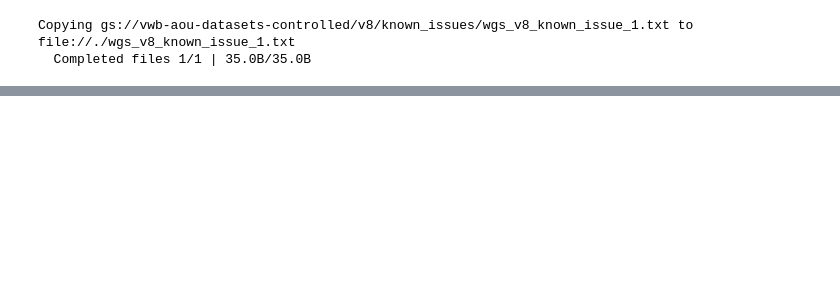
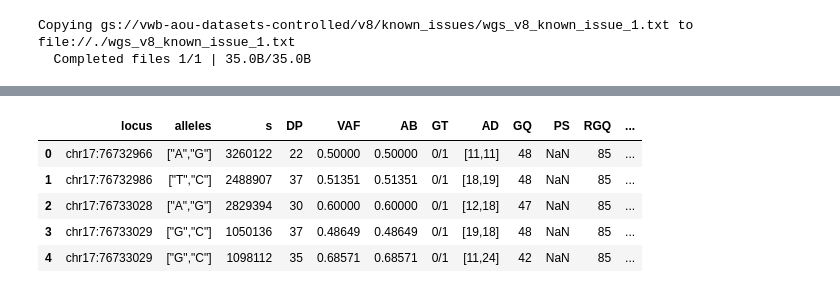
Before and after one commit to StephenVieno/Rare-Variant-Analysis-of-EHR-Derived-AML-in-the-AoU, a Jupyter notebook: AoU-Workspace/12_exclude_chip/12_01_hail_chip_variant_qc.ipynb, the cells around one changed output, grey strips where cells are left out. Cells and saved outputs as stored; diff of their text form; code cells hidden in the pictures; blank space fills up the shorter version.

```diff
--- a/AoU-Workspace/12_exclude_chip/12_01_hail_chip_variant_qc.ipynb
+++ b/AoU-Workspace/12_exclude_chip/12_01_hail_chip_variant_qc.ipynb
@@ -242,0 +272,19 @@ IndexError: pop from an empty deque
+# %%
+import pandas as pd
+
+file = "variant_genotype_information_chr17_76730000_76740000.tsv.bgz"
+
+df = pd.read_csv(
+    file,
+    sep="\t",
+    compression="gzip"
+)
+
+df.head()
+# %% [output]
+|  | locus | alleles | s | DP | VAF | AB | GT | AD | GQ | PS | RGQ | ... |
+| 0 | chr17:76732966 | ["A","G"] | 3260122 | 22 | 0.50000 | 0.50000 | 0/1 | [11,11] | 48 | NaN | 85 | ... |
+| 1 | chr17:76732986 | ["T","C"] | 2488907 | 37 | 0.51351 | 0.51351 | 0/1 | [18,19] | 48 | NaN | 85 | ... |
+| 2 | chr17:76733028 | ["A","G"] | 2829394 | 30 | 0.60000 | 0.60000 | 0/1 | [12,18] | 47 | NaN | 85 | ... |
+| 3 | chr17:76733029 | ["G","C"] | 1050136 | 37 | 0.48649 | 0.48649 | 0/1 | [19,18] | 48 | NaN | 85 | ... |
+| 4 | chr17:76733029 | ["G","C"] | 1098112 | 35 | 0.68571 | 0.68571 | 0/1 | [11,24] | 42 | NaN | 85 | ... |
```
Also changed, not shown: parts of 6 cells of this notebook.
